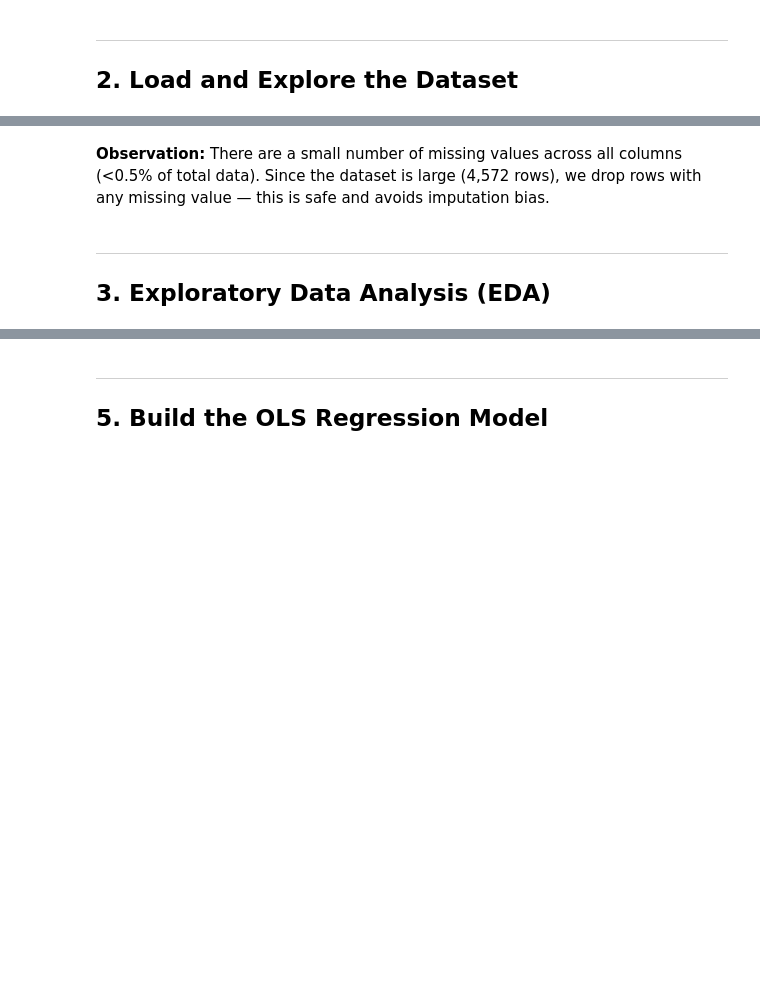
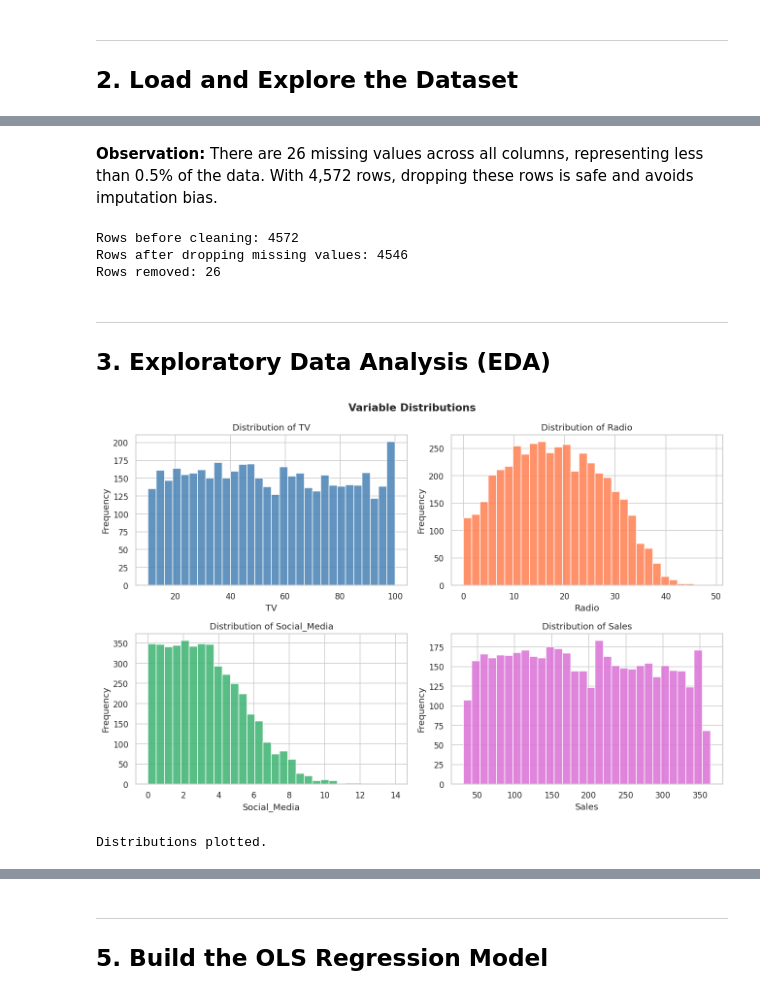
Before and after one commit to joan-18/marketing_ROI_analysis, a Jupyter notebook: regression_analysis.ipynb, the cells around one changed output, grey strips where cells are left out. Cells and saved outputs as stored; diff of their text form; code cells hidden in the pictures; blank space fills up the shorter version.

```diff
--- a/regression_analysis.ipynb
+++ b/regression_analysis.ipynb
@@ -18,8 +18,6 @@ from scipy import stats
 import warnings
 warnings.filterwarnings('ignore')
 
-# Consistent plot style
 sns.set_theme(style='whitegrid', palette='muted')
-plt.rcParams['figure.dpi'] = 120
-
-print('Libraries loaded successfully.')
+plt.rcParams['figure.dpi'] = 110
+print('All libraries loaded successfully.')
@@ -44,24 +81,34 @@ print(f'\nTotal missing: {missing.sum()} out of {df.size} cells ({missing.sum()/
 # %% [markdown]
-**Observation:** There are a small number of missing values across all columns (<0.5% of total data). Since the dataset is large (4,572 rows), we drop rows with any missing value — this is safe and avoids imputation bias.
+**Observation:** There are 26 missing values across all columns, representing less than 0.5% of the data. With 4,572 rows, dropping these rows is safe and avoids imputation bias.
 # %%
-# Drop rows with missing values
 df_clean = df.dropna().reset_index(drop=True)
-print(f'Rows after dropping missing values: {len(df_clean)} (dropped {len(df) - len(df_clean)} rows)')
+print(f'Rows before cleaning: {len(df)}')
+print(f'Rows after dropping missing values: {len(df_clean)}')
+print(f'Rows removed: {len(df) - len(df_clean)}')
+# %% [output]
+Rows before cleaning: 4572
+Rows after dropping missing values: 4546
+Rows removed: 26
 # %% [markdown]
 ---
 ## 3. Exploratory Data Analysis (EDA)
 # %%
-# Distribution plots for all variables
+# Distribution of each variable
 fig, axes = plt.subplots(2, 2, figsize=(12, 8))
 cols = ['TV', 'Radio', 'Social_Media', 'Sales']
 colors = ['steelblue', 'coral', 'mediumseagreen', 'orchid']
 
 for ax, col, color in zip(axes.flatten(), cols, colors):
     ax.hist(df_clean[col], bins=30, color=color, edgecolor='white', alpha=0.85)
     ax.set_title(f'Distribution of {col}', fontsize=12)
     ax.set_xlabel(col)
     ax.set_ylabel('Frequency')
 
-plt.suptitle('Variable Distributions', fontsize=14, fontweight='bold', y=1.01)
+plt.suptitle('Variable Distributions', fontsize=14, fontweight='bold')
 plt.tight_layout()
+plt.savefig('distributions.png', bbox_inches='tight')
 plt.show()
+print('Distributions plotted.')
+# %% [output]
+[figure, added]
+Distributions plotted.
```
Also changed, not shown: parts of 23 cells of this notebook.
